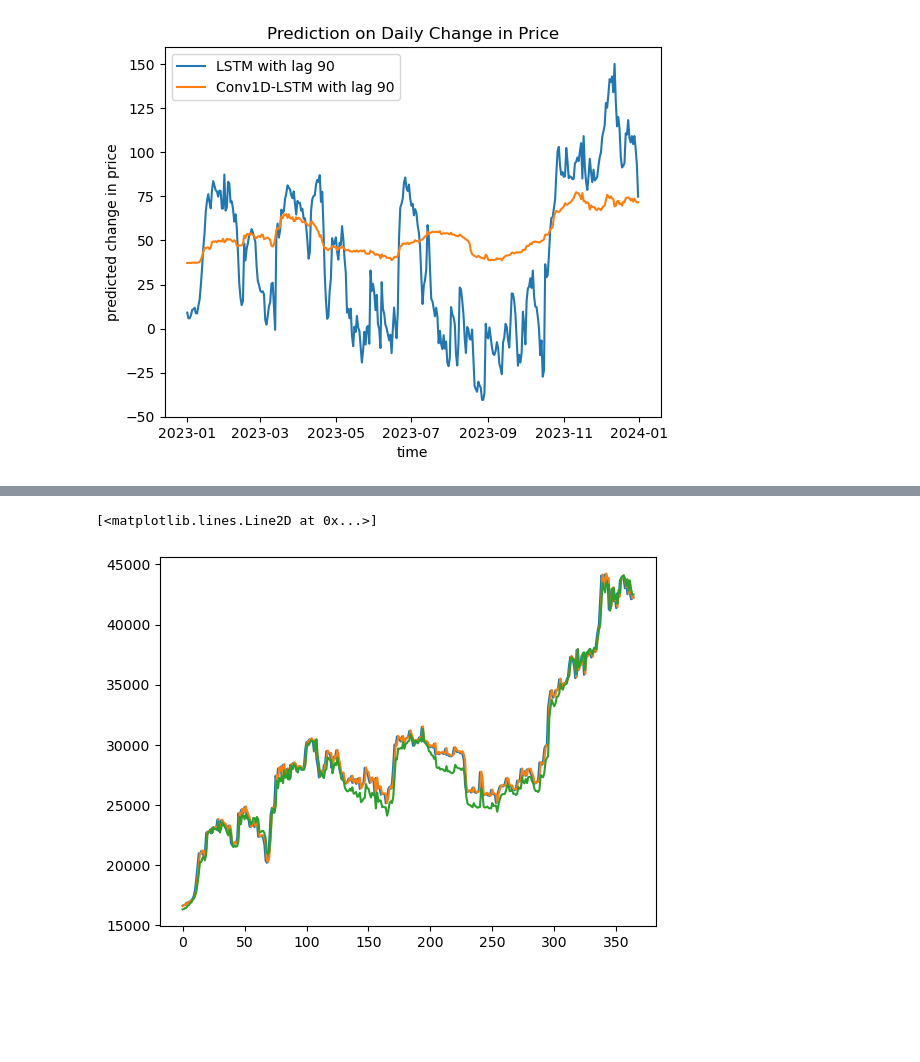
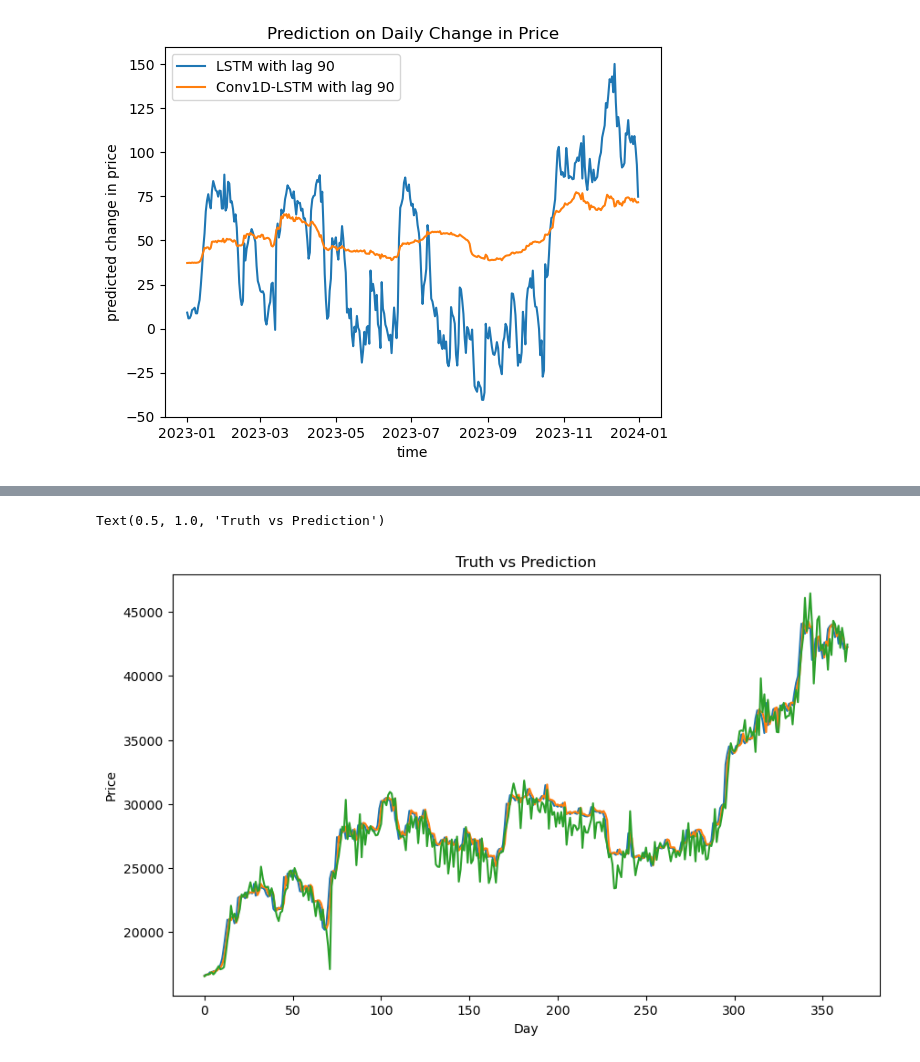
Before and after one commit to Daconic/STAT4012_Group2, a Jupyter notebook: Sunny/lstm.ipynb, the cells around one changed output, grey strips where cells are left out. Drawn from its saved outputs; the diff is of its cells as text; code cells hidden in the pictures; blank space fills up the shorter version.

Commit message:
update code and upload best_hp for lstm and conv1d-lstm

```diff
--- a/Sunny/lstm.ipynb
+++ b/Sunny/lstm.ipynb
@@ -1071,22 +1114,15 @@ Text(0.5, 1.0, 'Prediction on Daily Change in Price')
 # %%
-callbacks = [tf.keras.callbacks.EarlyStopping(
-    monitor='val_rmse', min_delta=0, patience=5, verbose=1,
-    mode='min', baseline=None, restore_best_weights=True)]
 tf.keras.utils.set_random_seed(4012)
 
-model = Sequential()
-model.add(LSTM(32, return_sequences=True))
-model.add(LSTM(32, return_sequences=False))
-model.add(Dense(16, activation = "relu"))
-model.add(Dropout(0))
-model.add(Dense(16, activation = "relu"))
-model.add(Dropout(0))
-model.add(Dense(1))
+model_no_dropout = Sequential()
+model_no_dropout.add(LSTM(32, return_sequences=True))
+model_no_dropout.add(LSTM(32, return_sequences=False))
+model_no_dropout.add(Dense(1))
 
-model.compile(optimizer = Adam(learning_rate = hp_lr), loss='mse', metrics = metrics)
-model.fit(X_train_day_90, y_train_day_90, batch_size=64, epochs=50, shuffle=True)
-pred_return = pp_day_90.scaler_y.inverse_transform(model.predict(X_test_day_90))[:,0]
-pred_close = naive_pred*(pred_return+1)
+model_no_dropout.compile(optimizer = Adam(learning_rate = 0.01), loss='mse', metrics = metrics)
+history_no_dropout = model_no_dropout.fit(X_train_day_90, y_train_day_90, batch_size=64, epochs=40, shuffle=True, validation_data = (X_test_day_90, y_test_day_90))
+pred_return_no_dropout = pp_day_90.scaler_y.inverse_transform(model_no_dropout.predict(X_test_day_90))[:,0]
+pred_close_no_dropout = naive_pred*(pred_return_no_dropout+1)
 print(f"naive: {np.mean((test_close - naive_pred)**2)}")
-print(f"model: {np.mean((test_close - pred_close)**2)}")
+print(f"model: {np.mean((test_close - pred_close_no_dropout)**2)}")
 # %% [output]
@@ -1110,7 +1320,11 @@ model: 949519.0413243122
 # %%
+plt.figure(figsize=(10,6))
 plt.plot(test_close.values)
 plt.plot(pred_close_day_90_CL)
 plt.plot(pred_close)
+plt.xlabel("Day")
+plt.ylabel("Price")
+plt.title("Truth vs Prediction")
 # %% [output]
-[<matplotlib.lines.Line2D at 0x...>]
+Text(0.5, 1.0, 'Truth vs Prediction')
-[figure, old version]
+[figure, new version]
```
Also changed, not shown: parts of 36 cells of this notebook, 2 other files.
